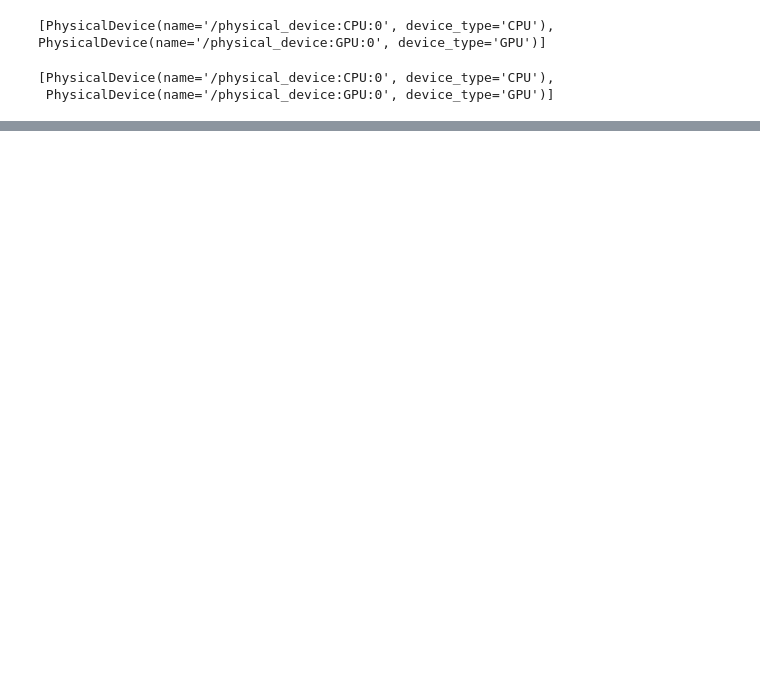
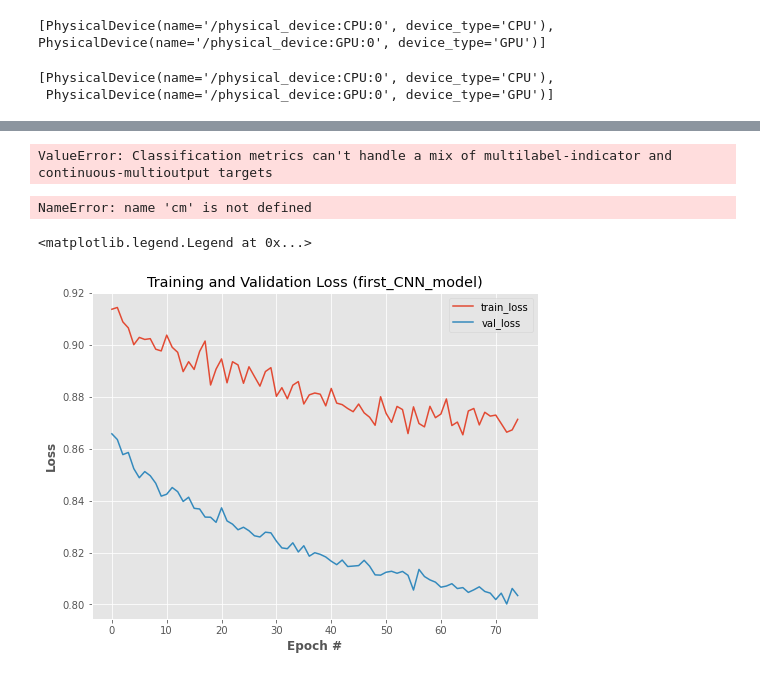
Before and after one commit to 6210612724/deep_learing, a Jupyter notebook: CNN.ipynb, the cells around one changed output, grey strips where cells are left out. Cells and saved outputs as stored; diff of their text form; code cells hidden in the pictures; blank space fills up the shorter version.

```diff
--- a/CNN.ipynb
+++ b/CNN.ipynb
@@ -132,0 +132,6 @@ pip install pydot
+# %%
+# partition the data into 75% training and 25% validation, try 80/20 later
+(trainX, testX, trainY, testY) = train_test_split(images,labels, test_size=0.2, random_state=42)
+
+# before transformation
+trainY
@@ -132,0 +141,9 @@ pip install pydot
+# %%
+# convert the labels from integers to vectors
+# (for 2-class, binary classification you should use Keras' to_categorical function)
+lb = LabelBinarizer()
+trainY = lb.fit_transform(trainY)
+testY = lb.transform(testY)
+
+# after transformation
+trainY
@@ -132,0 +202,6 @@ pip install pydot
+# %%
+# train the network
+H = model.fit_generator( aug.flow(trainX, trainY, batch_size=BS),
+                        validation_data=(testX, testY), steps_per_epoch=len(trainX) // BS, epochs=EPOCHS,
+                        callbacks=[keras.callbacks.EarlyStopping(patience=11, verbose=1, restore_best_weights=True),
+                                   keras.callbacks.ReduceLROnPlateau(factor=.5, patience=4, verbose=1)] )
@@ -132,0 +226,7 @@ pip install pydot
+# %%
+# train the neural network on training data set
+# batch_size (32) controls the size of each group of data to pass through the network.
+# Larger GPUs would be able to accommodate larger batch sizes (eg. 64)
+time1 = time.time()   # to measure time taken
+H = model.fit(trainX, trainY, validation_data=(testX, testY), epochs=EPOCHS, batch_size=BS)
+print('Time taken: {:.1f} seconds'.format(time.time() - time1))   # to measure time taken
@@ -132,0 +271,49 @@ pip install pydot
+# %%
+from sklearn.metrics import confusion_matrix
+cm = confusion_matrix(testY, predictions)
+
+# # Print confusion matrix heatmap for SmallVGGNet_CNN_model
+# knn_confusion = confusion_matrix(testY, predictions)
+# plt.figure(dpi=150)
+# sns.heatmap(knn_confusion, cmap=plt.cm.Blues, annot=True, square=True,
+#            xticklabels=['Cat', 'Dog', 'Panda'],
+#            yticklabels=['Cat', 'Dog', 'Panda'] )
+# plt.xlabel('Predicted')
+# plt.ylabel('Actual')
+# plt.title('SmallVGGNet_CNN confusion matrix');
+# %% [output]
+ValueError: Classification metrics can't handle a mix of multilabel-indicator and continuous-multioutput targets
+# %%
+# visualize confusion matrix
+plt.imshow(cm, interpolation='nearest', cmap=plt.cm.Blues)
+plt.ylabel('Actual label', weight='bold')
+plt.xlabel('Predicted label', weight='bold')
+
+thresh = cm.max() / 2.
+
+for i, j in itertools.product(range(cm.shape[0]), range(cm.shape[1])):
+        plt.text(j, i, format(cm[i, j], 'd'),
+                 horizontalalignment="center",
+                 color="white" if cm[i, j] > thresh else "black")
+
+tick_marks = np.arange(len(iris.target_names))
+plt.xticks(tick_marks, iris.target_names, rotation=0)
+plt.yticks(tick_marks, iris.target_names)
+
+plt.show()
+# %% [output]
+NameError: name 'cm' is not defined
+# %%
+# plot the training/validation loss
+N = np.arange(0, EPOCHS)
+plt.style.use("ggplot")
+plt.figure(figsize = [8,6])
+plt.plot(N, H.history["loss"], label="train_loss")
+plt.plot(N, H.history["val_loss"], label="val_loss")
+plt.title("Training and Validation Loss (first_CNN_model)")
+plt.xlabel("Epoch #", weight='bold')
+plt.ylabel("Loss", weight='bold')
+plt.legend()
+# %% [output]
+<matplotlib.legend.Legend at 0x...>
+[figure, added]
```
Also changed, not shown: parts of 35 cells of this notebook.
